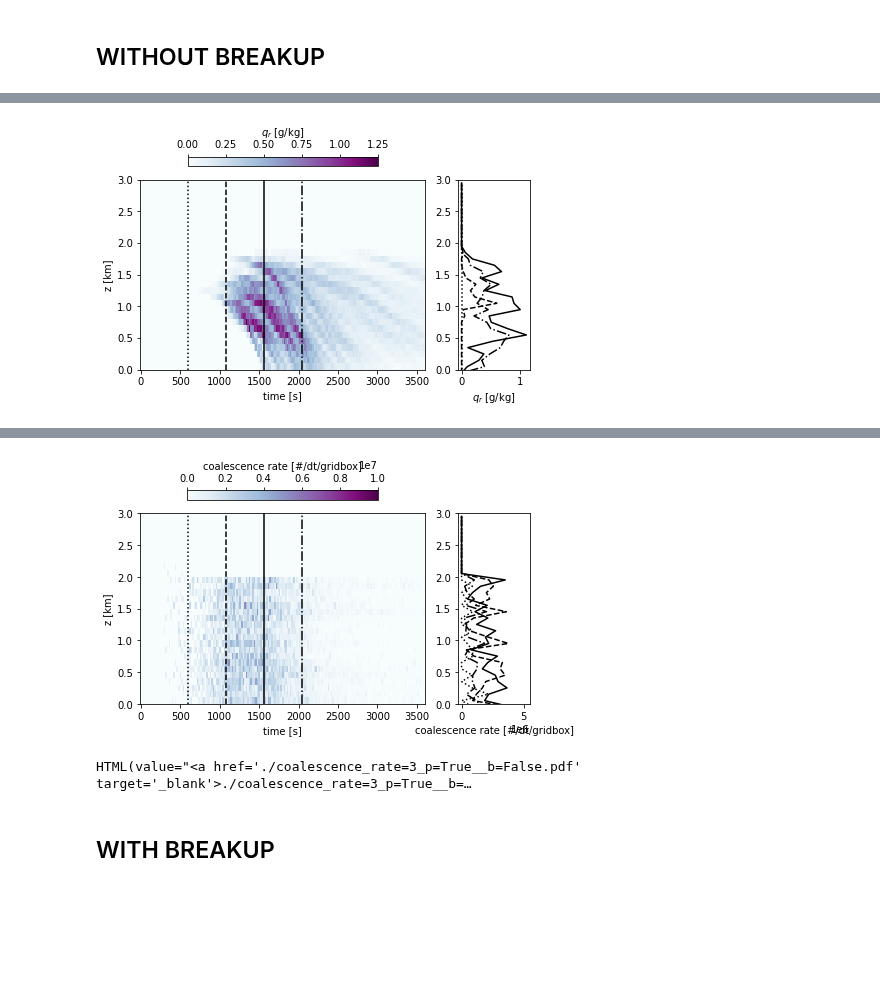
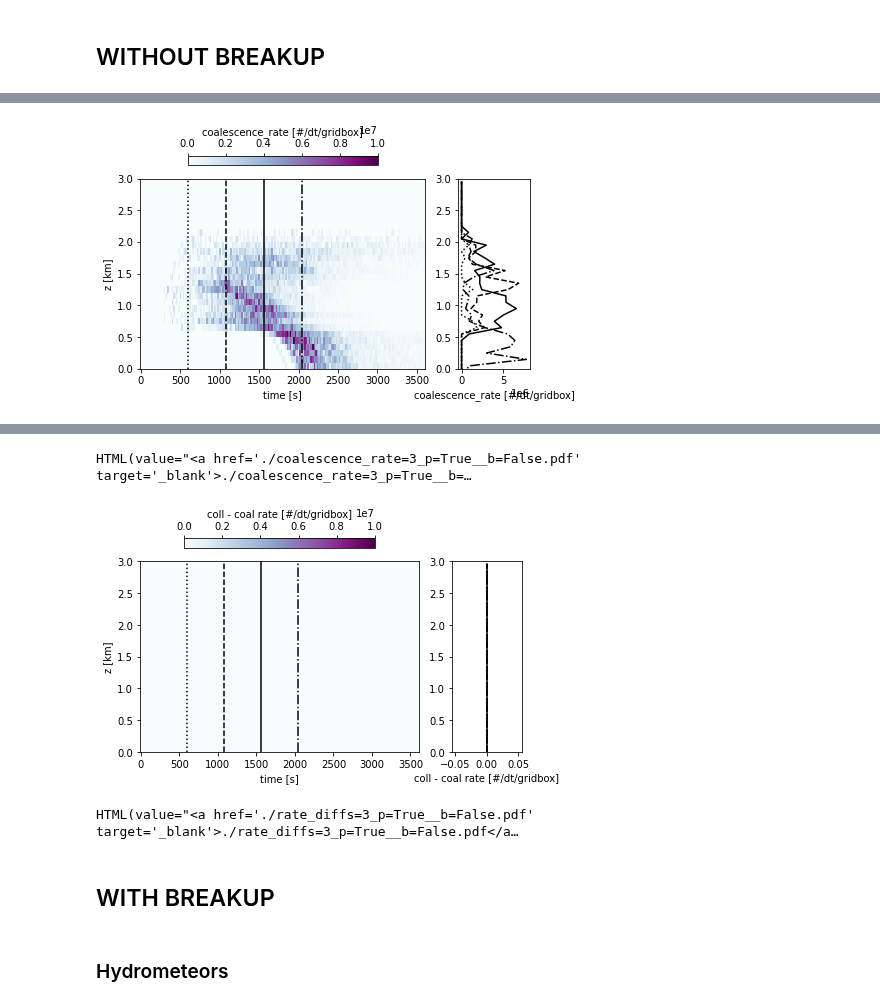
Before and after one commit to slayoo/PySDM-examples, a Jupyter notebook: PySDM_examples/deJong_Mackay_2022/rainshaft_1D.ipynb, the cells around one changed output, grey strips where cells are left out. Saved outputs shown, nothing was run; the diff lists cells and outputs as text; code cells hidden in the pictures; blank space fills up the shorter version.

```diff
--- a/PySDM_examples/deJong_Mackay_2022/rainshaft_1D.ipynb
+++ b/PySDM_examples/deJong_Mackay_2022/rainshaft_1D.ipynb
@@ -45,6 +120,7 @@ plot1D(var='ql', qlabel='$q_l$ [g/kg]', fname=f'figures/ql_rhow={int(rho_times_w
 # %%
 line={10: ':', 18: '--', 26: '-', 34: '-.'}
-plot1D(var='qr', qlabel='$q_r$ [g/kg]', fname=f'figures/qr_rhow={int(rho_times_w)}_p={precip}_b={breakup}.pdf',
-    output=output[f'rhow={int(rho_times_w)}.0_p={precip}_b={breakup}'],vmin=0.0,vmax=1.0,line=line,cmax=1.25)
+breakup = False
+plot1D(var='coalescence_rate', qlabel='coalescence_rate [#/dt/gridbox]', fname=f'figures/coalescence_rate={int(rho_times_w)}_p={precip}__b={breakup}.pdf',
+    output=output[f'rhow={int(rho_times_w)}.0_p={precip}_b={breakup}'],vmin=0.0,vmax=20.0,line=line,cmax=1e7)
 # %% [output]
-[figure, old version]
+[figure, new version]
@@ -52,10 +127,12 @@ plot1D(var='qr', qlabel='$q_r$ [g/kg]', fname=f'figures/qr_rhow={int(rho_times_w
+HTML(value="<a href='./coalescence_rate=3_p=True__b=False.pdf' target='_blank'>./coalescence_rate=3_p=True__b=…
 # %%
 line={10: ':', 18: '--', 26: '-', 34: '-.'}
-plot1D(var='coalescence_rate', qlabel='coalescence rate [#/dt/gridbox]', fname=f'figures/coalescence_rate={int(rho_times_w)}_p={precip}__b={breakup}.pdf',
-    output=output[f'rhow={int(rho_times_w)}.0_p={precip}_b={breakup}'],vmin=0.0,vmax=1.0,line=line,cmax=1e7)
+breakup = False
+plot1D_plusminus(plus_vars=["collision_rate"], minus_vars=["coalescence_rate"], qlabel='coll - coal rate [#/dt/gridbox]', fname=f'figures/rate_diffs={int(rho_times_w)}_p={precip}__b={breakup}.pdf',
+    output=output[f'rhow={int(rho_times_w)}.0_p={precip}_b={breakup}'],vmin=0.0,vmax=20.0,line=line,cmax=1e7)
 # %% [output]
-[figure, old version]
+[figure, new version]
-HTML(value="<a href='./coalescence_rate=3_p=True__b=False.pdf' target='_blank'>./coalescence_rate=3_p=True__b=…
+HTML(value="<a href='./rate_diffs=3_p=True__b=False.pdf' target='_blank'>./rate_diffs=3_p=True__b=False.pdf</a…
 # %% [markdown]
 ## WITH BREAKUP
 # %%
@@ -90,3 +168,5 @@ other_label = "Ec=95_gauss10"
 output2[key] = Simulation1D(settings).run().products
+# %% [markdown]
+### Hydrometeors
 # %%
 line={10: ':', 18: '--', 26: '-', 34: '-.'}
```
Also changed, not shown: parts of 31 cells of this notebook, 35 other files.
